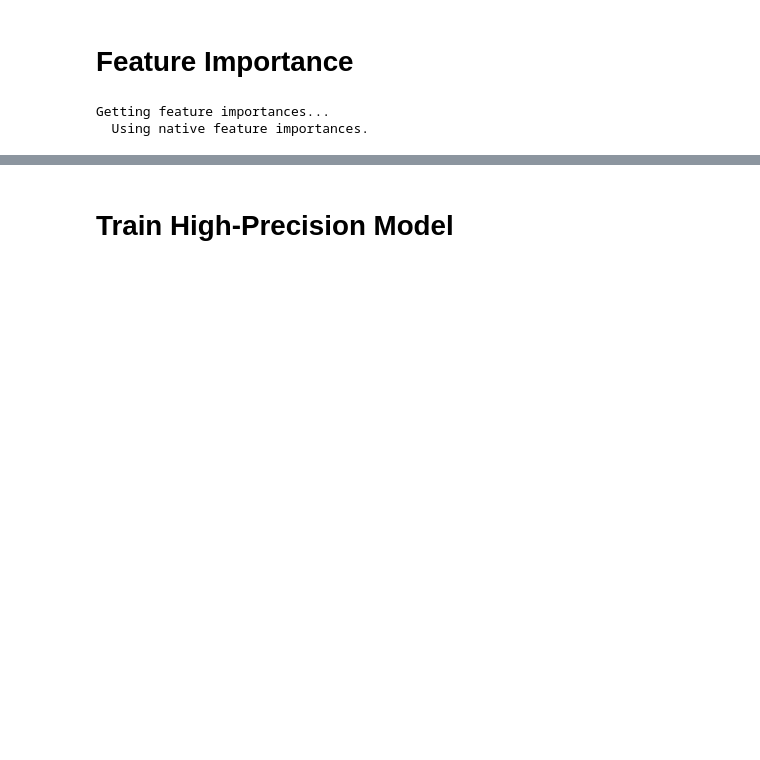
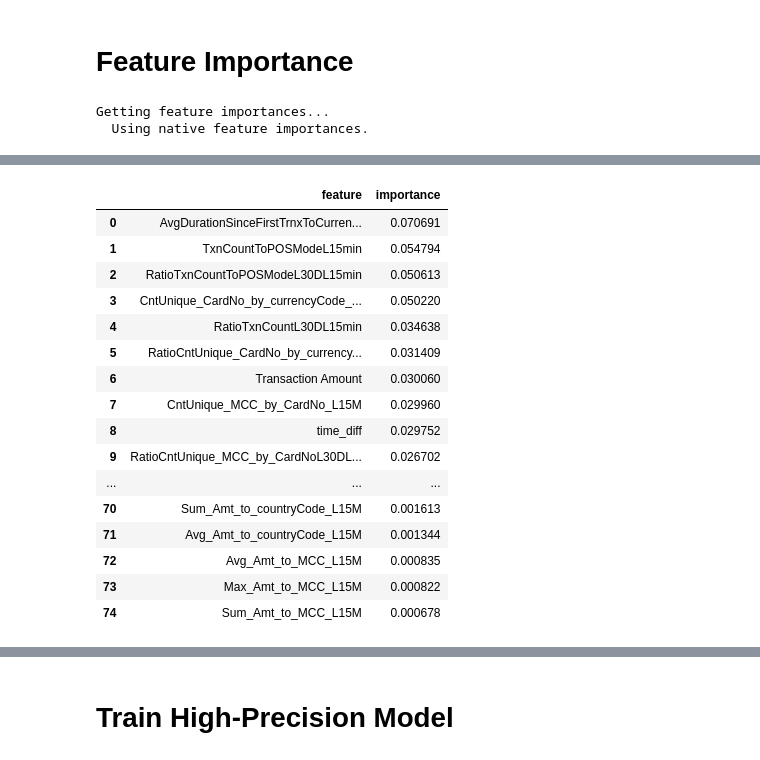
Before and after one commit to gregvidy/model-diagnostic, a Jupyter notebook: 05a. Final ML Train - Credit.ipynb, the cells around one changed output, grey strips where cells are left out. Saved outputs shown, nothing was run; the diff lists cells and outputs as text; code cells hidden in the pictures; blank space fills up the shorter version.

```diff
--- a/05a. Final ML Train - Credit.ipynb
+++ b/05a. Final ML Train - Credit.ipynb
@@ -596 +692,3 @@ Final feature columns: ['Avg_Amt_L15M', 'Avg_Amt_L30D', 'Avg_Amt_to_MCC_L15M', '
 Data preparation complete.
+# %%
+numerical_cols = [col for col in df_splits['df_train'].columns if col not in ['CustomerSex','MCCCategory','POSMode','CardProductGrouped','CurrencyCodeGroup','Confirmed']]
@@ -951,0 +1052,2 @@ importance_df
+# %%
+importance_numeric_cols_df = importance_df[importance_df['feature'].isin(numerical_cols)]
@@ -951,0 +1056,20 @@ importance_df
+# %%
+importance_numeric_cols_df.reset_index(drop=True)
+# %% [output]
+|  | feature | importance |
+| 0 | AvgDurationSinceFirstTrnxToCurren... | 0.070691 |
+| 1 | TxnCountToPOSModeL15min | 0.054794 |
+| 2 | RatioTxnCountToPOSModeL30DL15min | 0.050613 |
+| 3 | CntUnique_CardNo_by_currencyCode_... | 0.050220 |
+| 4 | RatioTxnCountL30DL15min | 0.034638 |
+| 5 | RatioCntUnique_CardNo_by_currency... | 0.031409 |
+| 6 | Transaction Amount | 0.030060 |
+| 7 | CntUnique_MCC_by_CardNo_L15M | 0.029960 |
+| 8 | time_diff | 0.029752 |
+| 9 | RatioCntUnique_MCC_by_CardNoL30DL... | 0.026702 |
+| ... | ... | ... |
+| 70 | Sum_Amt_to_countryCode_L15M | 0.001613 |
+| 71 | Avg_Amt_to_countryCode_L15M | 0.001344 |
+| 72 | Avg_Amt_to_MCC_L15M | 0.000835 |
+| 73 | Max_Amt_to_MCC_L15M | 0.000822 |
+| 74 | Sum_Amt_to_MCC_L15M | 0.000678 |
```
Also changed, not shown: parts of 56 cells of this notebook, 20 other files.
